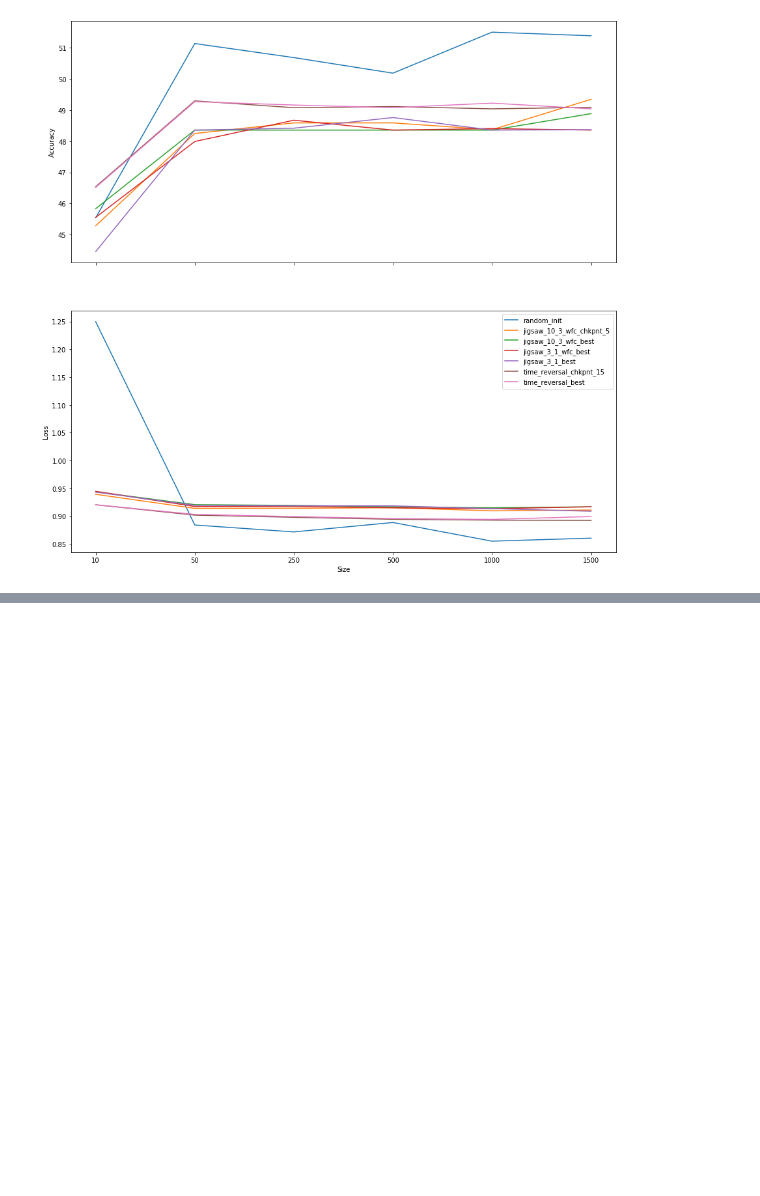
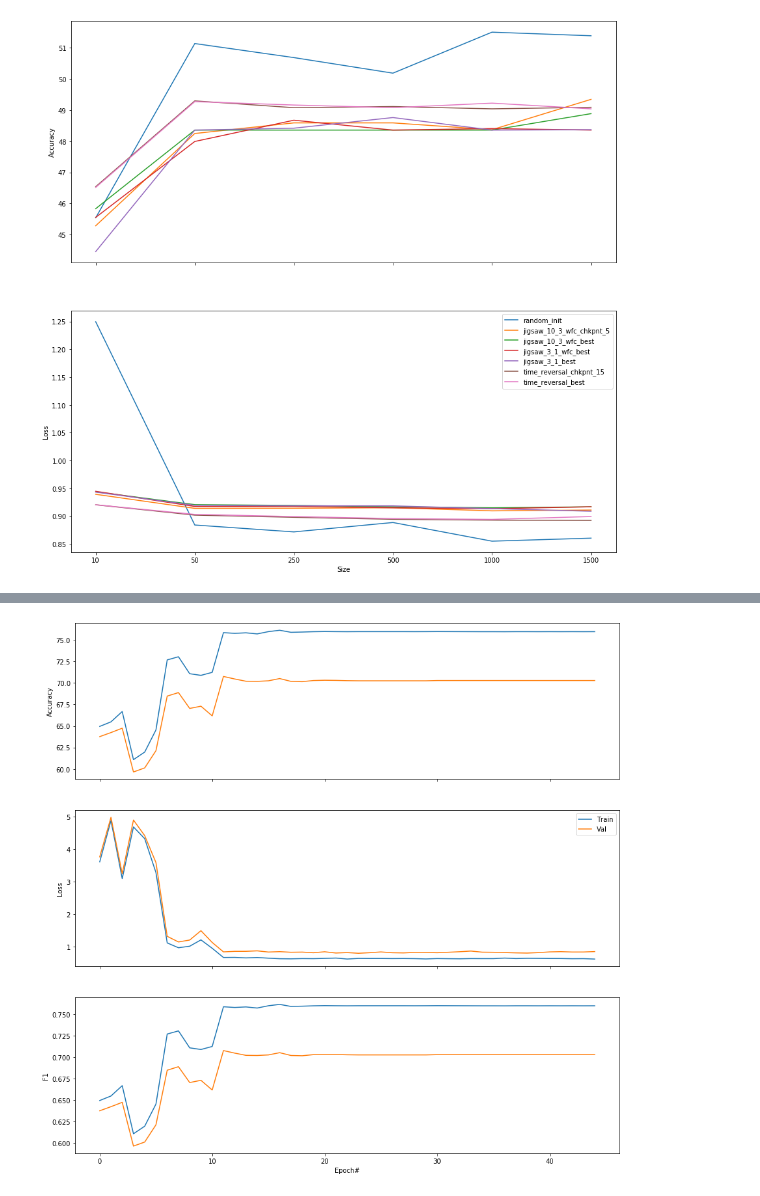
Before and after one commit to abvnithish/self_supervised_machine_listening, a Jupyter notebook: code/Downstream/frozen/downstream_frozen.ipynb, the cells around one changed output, grey strips where cells are left out. Drawn from its saved outputs; the diff is of its cells as text; code cells hidden in the pictures; blank space fills up the shorter version.

```diff
--- a/code/Downstream/frozen/downstream_frozen.ipynb
+++ b/code/Downstream/frozen/downstream_frozen.ipynb
@@ -760,0 +848,4 @@ TypeError: forward() got an unexpected keyword argument 'num_classes'
+# %%
+# Random initialization - ResNet
+run_resnet(model_state_dict=None, lr=0.01, num_epochs=45, model_suffix='random_resnet_init')
+# %% [output]
@@ -760,0 +869 @@ TypeError: forward() got an unexpected keyword argument 'num_classes'
+[figure, added]
```
Also changed, not shown: parts of 28 cells of this notebook, 17 other files.
